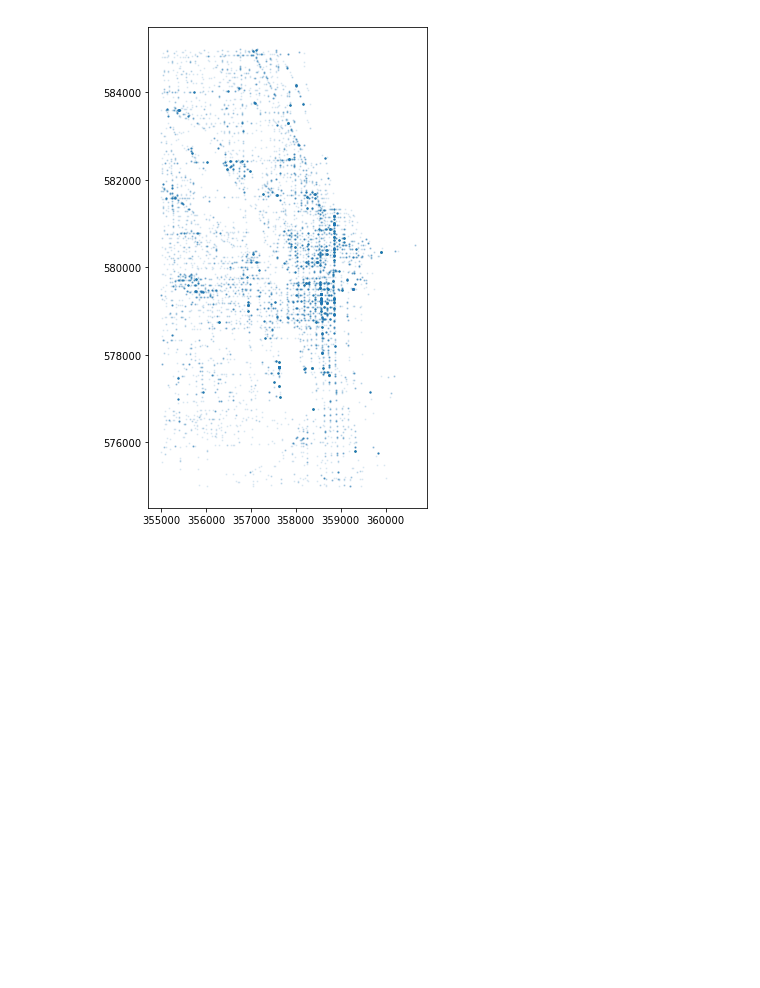
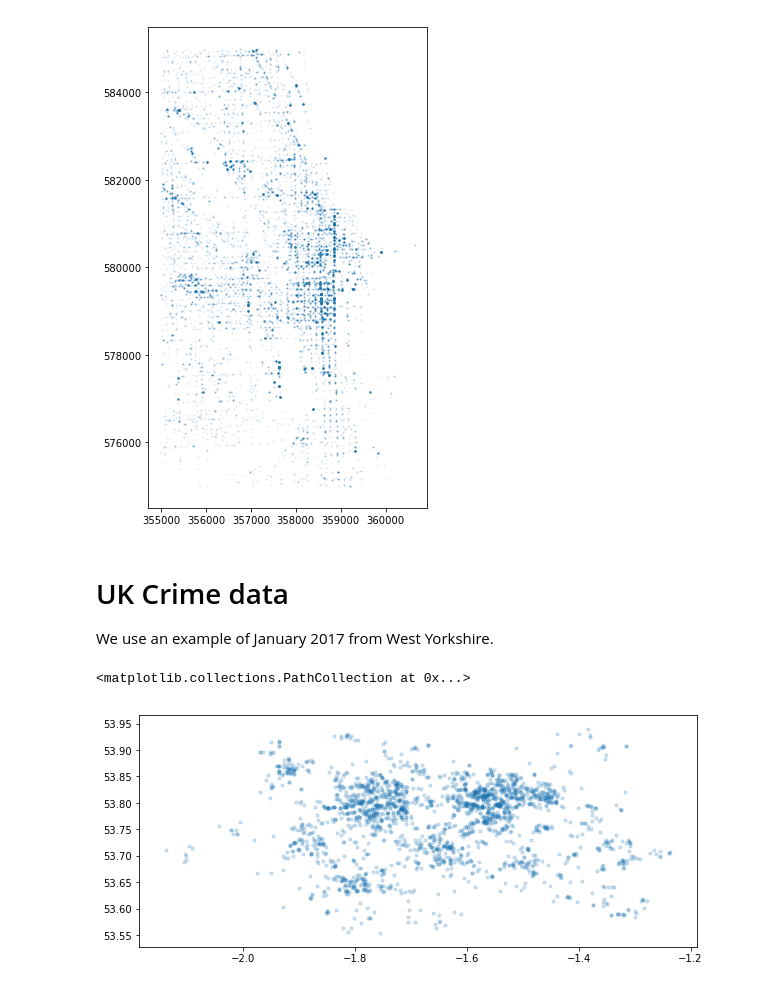
Before and after one commit to QuantCrimAtLeeds/PredictCode, a Jupyter notebook: Example Data Sets.ipynb, the cells around one changed output. Drawn from its saved outputs; the diff is of its cells as text; code cells hidden in the pictures; blank space fills up the shorter version.

Commit message:
UK Police data import

```diff
--- a/Example Data Sets.ipynb
+++ b/Example Data Sets.ipynb
@@ -57,3 +57,18 @@ ax.scatter(downtown.coords[0], downtown.coords[1], alpha=0.1, marker="o", s=1)
 # %% [output]
 <matplotlib.collections.PathCollection at 0x...>
 [figure]
+# %% [markdown]
+# UK Crime data
+
+We use an example of January 2017 from West Yorkshire.
+# %%
+import open_cp.sources.ukpolice as ukpolice
+points = ukpolice.default_burglary_data()
+# %%
+bbox = points.bounding_box()
+
+fig, ax = plt.subplots(figsize=(10, 10 * bbox.aspect_ratio))
+ax.scatter(points.xcoords, points.ycoords, s=10, alpha=0.2)
+# %% [output]
+<matplotlib.collections.PathCollection at 0x...>
+[figure, added]
```
Also changed, not shown: 3 other files.
